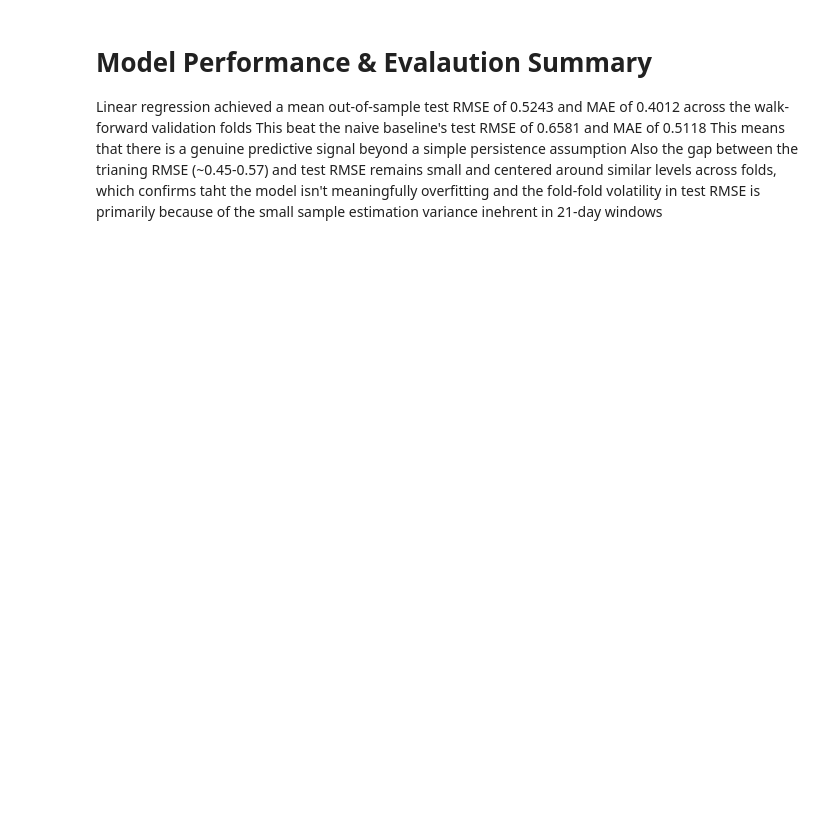
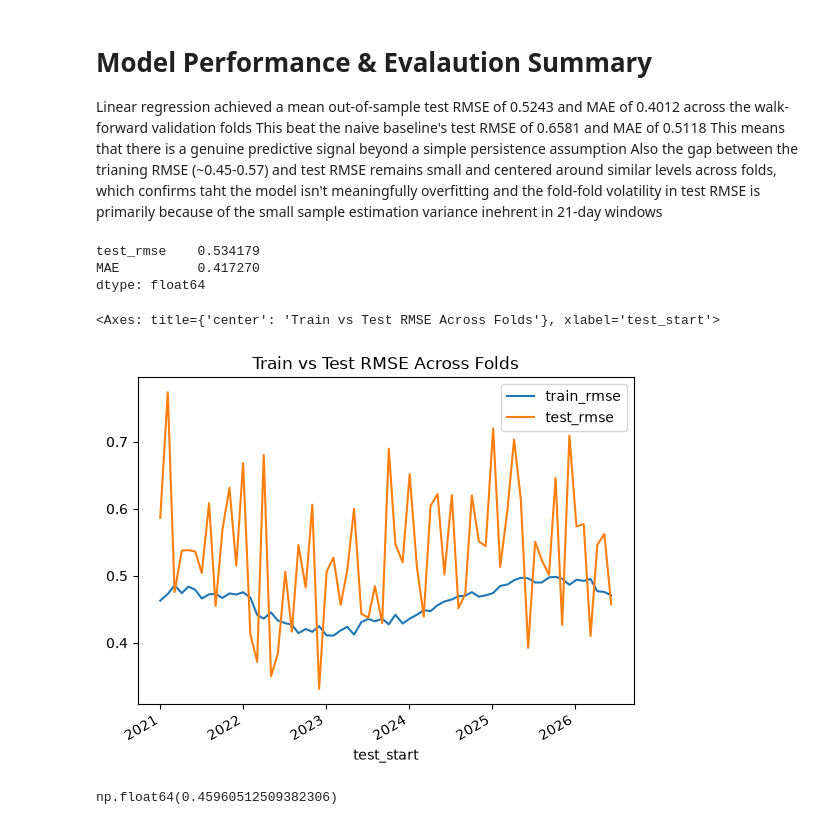
Before and after one commit to vaxope/Simple-Quantative-Model-Project, a Jupyter notebook: notebooks/03_baseline_models.ipynb, the cells around one changed output. Cells and saved outputs as stored; diff of their text form; code cells hidden in the pictures; blank space fills up the shorter version.

```diff
--- a/notebooks/03_baseline_models.ipynb
+++ b/notebooks/03_baseline_models.ipynb
@@ -73,3 +78,39 @@ Linear regression achieved a mean out-of-sample test RMSE of 0.5243 and MAE of 0
 This beat the naive baseline's test RMSE of 0.6581 and MAE of 0.5118
 This means that there is a genuine predictive signal beyond a simple persistence assumption
 Also the gap between the trianing RMSE (~0.45-0.57) and test RMSE remains small and centered around similar levels across folds, which confirms taht the model isn't meaningfully overfitting and the fold-fold volatility in test RMSE is primarily because of the small sample estimation variance inehrent in 21-day windows
+# %%
+def get_xgb_model():
+    return XGBRegressor(
+        n_estimators=100,
+        learning_rate=0.03,
+        max_depth=3,            # Shallow depth prevents rapid memorization of noise
+        subsample=0.8,          # Row subsampling adds regularization
+        colsample_bytree=0.8,   # Feature subsampling
+        random_state=42,
+        n_jobs=-1
+    )
+# %%
+results = run_walk_forward(
+    df=df,
+    feature_cols=feature_cols,
+    target_col='target_vol_5d',
+    model_factory=get_xgb_model
+)
+# %%
+print(results[["test_rmse", "MAE"]].mean())
+
+results.plot(
+    x="test_start",
+    y=["train_rmse", "test_rmse"],
+    title="Train vs Test RMSE Across Folds",
+)
+# %% [output]
+test_rmse    0.534179
+MAE          0.417270
+dtype: float64
+<Axes: title={'center': 'Train vs Test RMSE Across Folds'}, xlabel='test_start'>
+[figure, added]
+# %%
+results['train_rmse'].mean()
+# %% [output]
+np.float64(0.45960512509382306)
```
Also changed, not shown: parts of 2 cells of this notebook.
